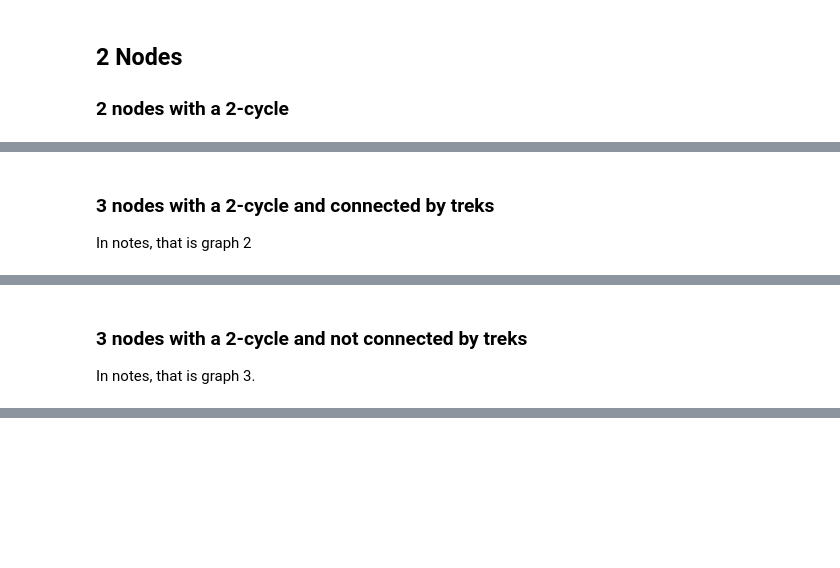
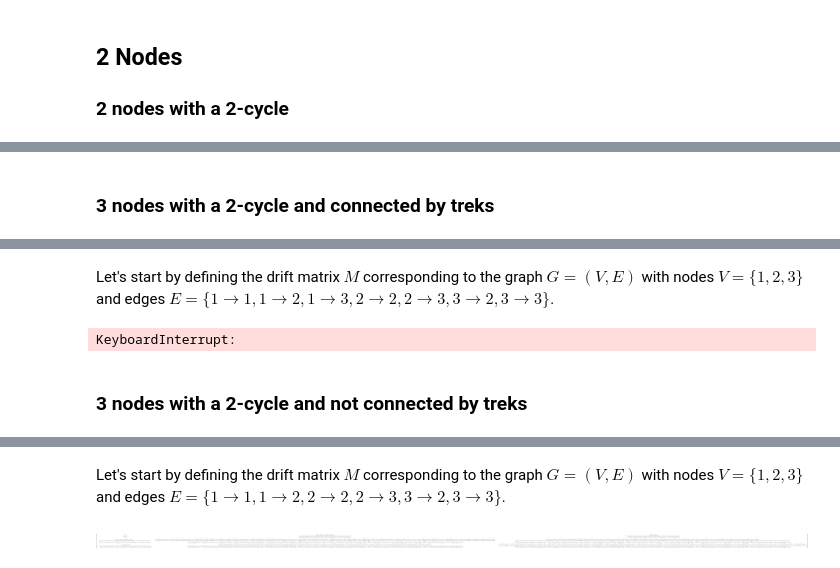
Before and after one commit to eva-resch/tum_masterthesis, a Jupyter notebook: example_gen.ipynb, the cells around one changed output, grey strips where cells are left out. Saved outputs shown, nothing was run; the diff lists cells and outputs as text; code cells hidden in the pictures; blank space fills up the shorter version.

```diff
--- a/example_gen.ipynb
+++ b/example_gen.ipynb
@@ -42,7 +96,8 @@ In notes that is graph 4.
 # %% [markdown]
 ### 3 nodes with a 2-cycle and connected by treks
-In notes, that is graph 2
 # %% [markdown]
 <div>
 <img src="graph3.png" width="400"/>
 </div>
+# %% [markdown]
+Let's start by defining the drift matrix $M$ corresponding to the graph $G=(V,E)$ with nodes $V=\{1,2,3\}$ and edges $E=\{1\to 1, 1\to 2, 1\to 3, 2\to 2, 2\to 3, 3\to 2, 3\to 3\}$.
@@ -49,7 +123,37 @@ In notes, that is graph 2
+# %%
+cov = solve_lyapunov(M, C, p)
+cov
+# %% [output]
+KeyboardInterrupt:
 # %% [markdown]
 ### 3 nodes with a 2-cycle and not connected by treks
-In notes, that is graph 3.
 # %% [markdown]
 <div>
 <img src="graph4.png" width="400"/>
 </div>
+# %% [markdown]
+Let's start by defining the drift matrix $M$ corresponding to the graph $G=(V,E)$ with nodes $V=\{1,2,3\}$ and edges $E=\{1\to 1, 1\to 2, 2\to 2, 2\to 3, 3\to 2, 3\to 3\}$.
+# %%
+p = 3
+
+m11 = symbols('m11')
+m12 = symbols('m12')
+m13 = symbols('m13')
+m21 = symbols('m21')
+m22 = symbols('m22')
+m23 = symbols('m23')
+m31 = symbols('m31')
+m32 = symbols('m32')
+m33 = symbols('m33')
+
+substitute = {m12: 0, m13: 0, m31: 0}
+
+M = (Matrix([[m11, m12, m13], [m21, m22, m23], [m31, m32, m33]])).subs(substitute)
+M_inv = M.inv()
+
+C = 2 * eye(p)
+# %%
+cov = solve_lyapunov(M, C, p)
+cov
+# %% [output]
+[figure, added]
```
Also changed, not shown: parts of 16 cells of this notebook.
